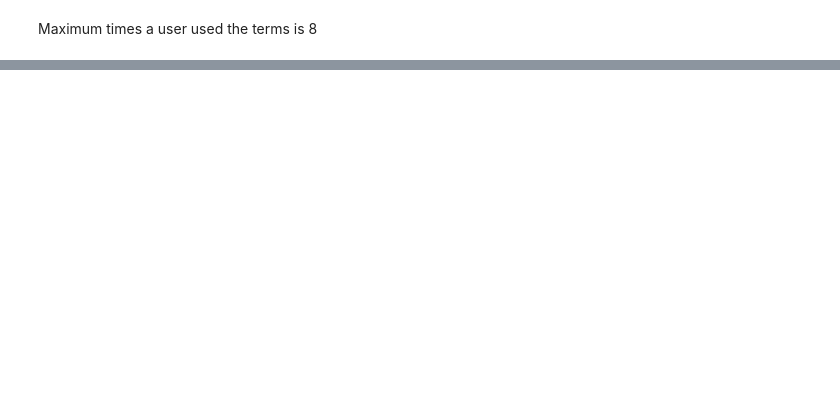
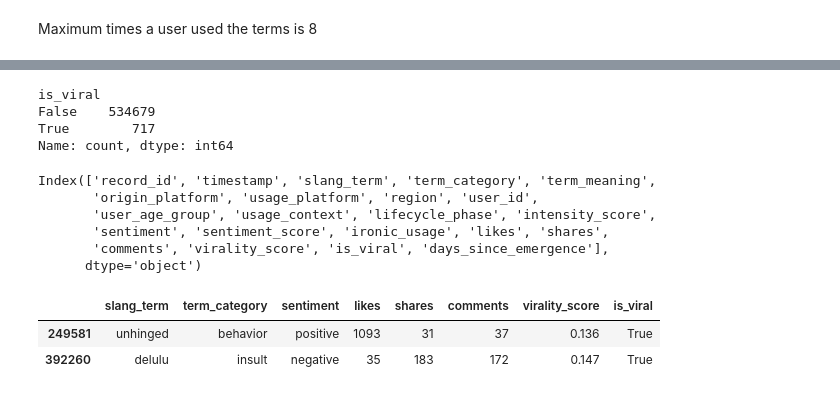
Before and after one commit to JKariithi/genzSlang, a Jupyter notebook: genz_slang.ipynb, the cells around one changed output, grey strips where cells are left out. Saved outputs shown, nothing was run; the diff lists cells and outputs as text; code cells hidden in the pictures; blank space fills up the shorter version.

```diff
--- a/genz_slang.ipynb
+++ b/genz_slang.ipynb
@@ -233,0 +295,23 @@ Maximum times a user used the terms is 8
+# %%
+df['is_viral'].value_counts()
+# %% [output]
+is_viral
+False    534679
+True        717
+Name: count, dtype: int64
+# %%
+df.columns
+# %% [output]
+Index(['record_id', 'timestamp', 'slang_term', 'term_category', 'term_meaning',
+       'origin_platform', 'usage_platform', 'region', 'user_id',
+       'user_age_group', 'usage_context', 'lifecycle_phase', 'intensity_score',
+       'sentiment', 'sentiment_score', 'ironic_usage', 'likes', 'shares',
+       'comments', 'virality_score', 'is_viral', 'days_since_emergence'],
+      dtype='object')
+# %%
+# What makes a slang Term viral ?
+Colorado_18_24.loc[df['is_viral'] == True,['slang_term','term_category','sentiment','likes','shares','comments','virality_score','is_viral']]
+# %% [output]
+|  | slang_term | term_category | sentiment | likes | shares | comments | virality_score | is_viral |
+| 249581 | unhinged | behavior | positive | 1093 | 31 | 37 | 0.136 | True |
+| 392260 | delulu | insult | negative | 35 | 183 | 172 | 0.147 | True |
```
Also changed, not shown: parts of 6 cells of this notebook.
